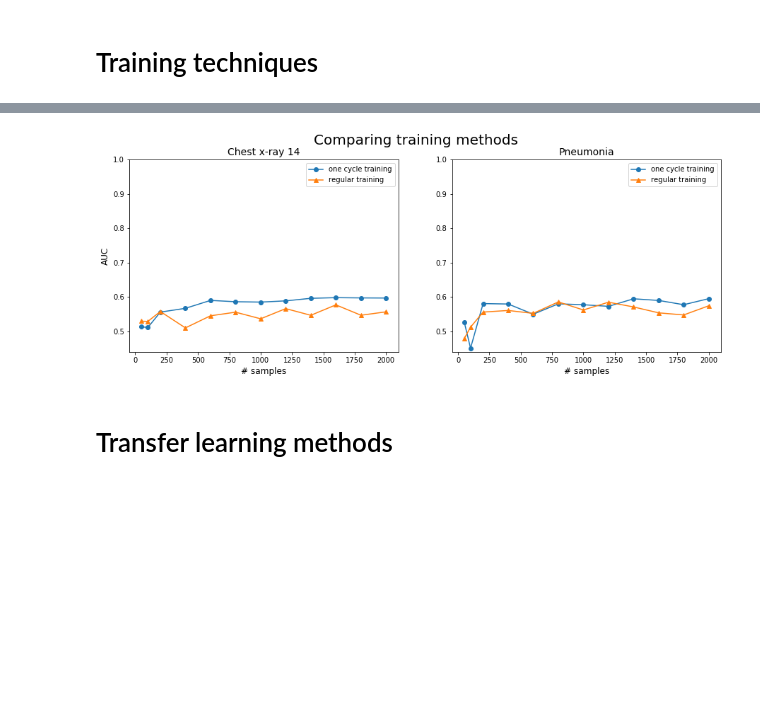
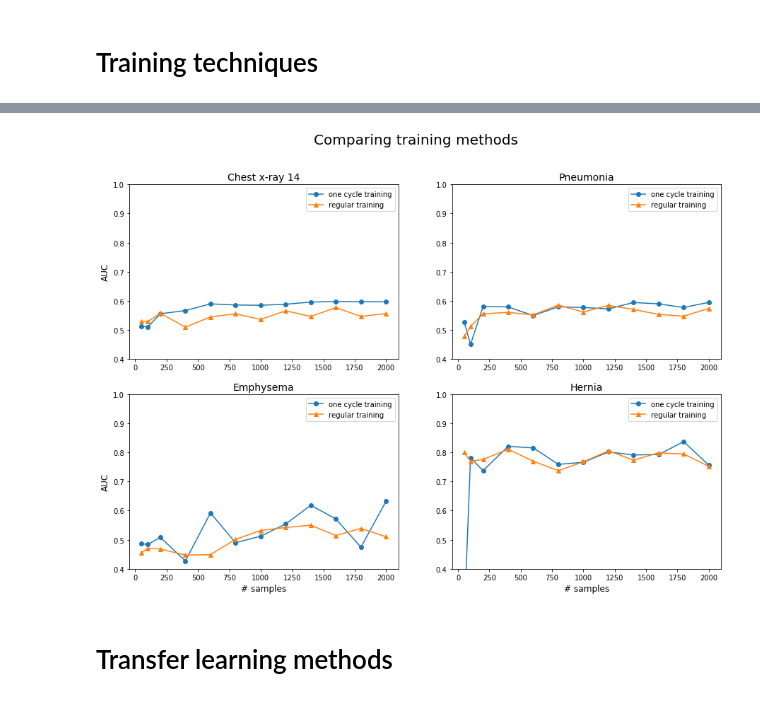
Before and after one commit to r0mer0m/DL-Medical-Images, a Jupyter notebook: plots/plots paper.ipynb, the cells around one changed output, grey strips where cells are left out. Cells and saved outputs as stored; diff of their text form; code cells hidden in the pictures; blank space fills up the shorter version.

```diff
--- a/plots/plots paper.ipynb
+++ b/plots/plots paper.ipynb
@@ -139,29 +158,61 @@ with open('../training_methods/results/pneumonia_one_cycle_training.json') as jf
     pneumonia_one_cycle = json.load(jfile)
 with open('../training_methods/results/pneumonia_regular_training.json') as jfile:
     pneumonia_regular = json.load(jfile)
+
+disease = 'emphysema'
+with open(f'../training_methods/results/{disease}_one_cycle_training.json') as jfile:
+    emphysema_one_cycle = json.load(jfile)
+with open(f'../training_methods/results/{disease}_regular_training.json') as jfile:
+    emphysema_regular = json.load(jfile)
+
+disease = 'hernia'
+with open(f'../training_methods/results/{disease}_one_cycle_training.json') as jfile:
+    hernia_one_cycle = json.load(jfile)
+with open(f'../training_methods/results/{disease}_regular_training.json') as jfile:
+    hernia_regular = json.load(jfile)
 # %%
-fig = plt.figure(figsize=(15,5))
+fig = plt.figure(figsize=(15,10))
 fig.suptitle('Comparing training methods', fontsize=20)
 
-plt.subplot(1,2,1)
+plt.subplot(2,2,1)
 plt.plot(x, chest14_one_cycle['aucs'], '-o', label='one cycle training')
 plt.plot(x, chest14_regular['aucs'], '-^', label='regular training')
 plt.legend()
-plt.ylim(.44,1)
+plt.ylim(.40,1)
 plt.title('Chest x-ray 14', fontsize=14)
+plt.ylabel('AUC', fontsize=12)
+# plt.xlabel('# samples', fontsize=12)
+
+plt.subplot(2,2,2)
+plt.plot(x, pneumonia_one_cycle['aucs'], '-o', label='one cycle training')
+plt.plot(x, pneumonia_regular['aucs'], '-^', label='regular training')
+plt.legend()
+plt.ylim(.40,1)
+plt.title('Pneumonia', fontsize=14)
+# plt.xlabel('# samples', fontsize=12)
+
+
+plt.subplot(2,2,3)
+plt.plot(x, emphysema_one_cycle['aucs'], '-o', label='one cycle training')
+plt.plot(x, emphysema_regular['aucs'], '-^', label='regular training')
+plt.legend()
+plt.ylim(.40,1)
+plt.title('Emphysema', fontsize=14)
 plt.ylabel('AUC', fontsize=12)
 plt.xlabel('# samples', fontsize=12)
 
-plt.subplot(1,2,2)
-plt.plot(x, pneumonia_one_cycle['aucs'], '-o', label='one cycle training')
-plt.plot(x, pneumonia_regular['aucs'], '-^', label='regular training')
+plt.subplot(2,2,4)
+plt.plot(x, hernia_one_cycle['aucs'], '-o', label='one cycle training')
+plt.plot(x, hernia_regular['aucs'], '-^', label='regular training')
 plt.legend()
-plt.ylim(.44,1)
-plt.title('Pneumonia', fontsize=14)
+plt.ylim(.40,1)
+plt.title('Hernia', fontsize=14)
 plt.xlabel('# samples', fontsize=12)
+
+
 plt.show()
 # %% [output]
-[figure, old version]
+[figure, new version]
 # %% [markdown]
 # Transfer learning methods
 # %%
```
Also changed, not shown: parts of 19 cells of this notebook, 56 other files.
